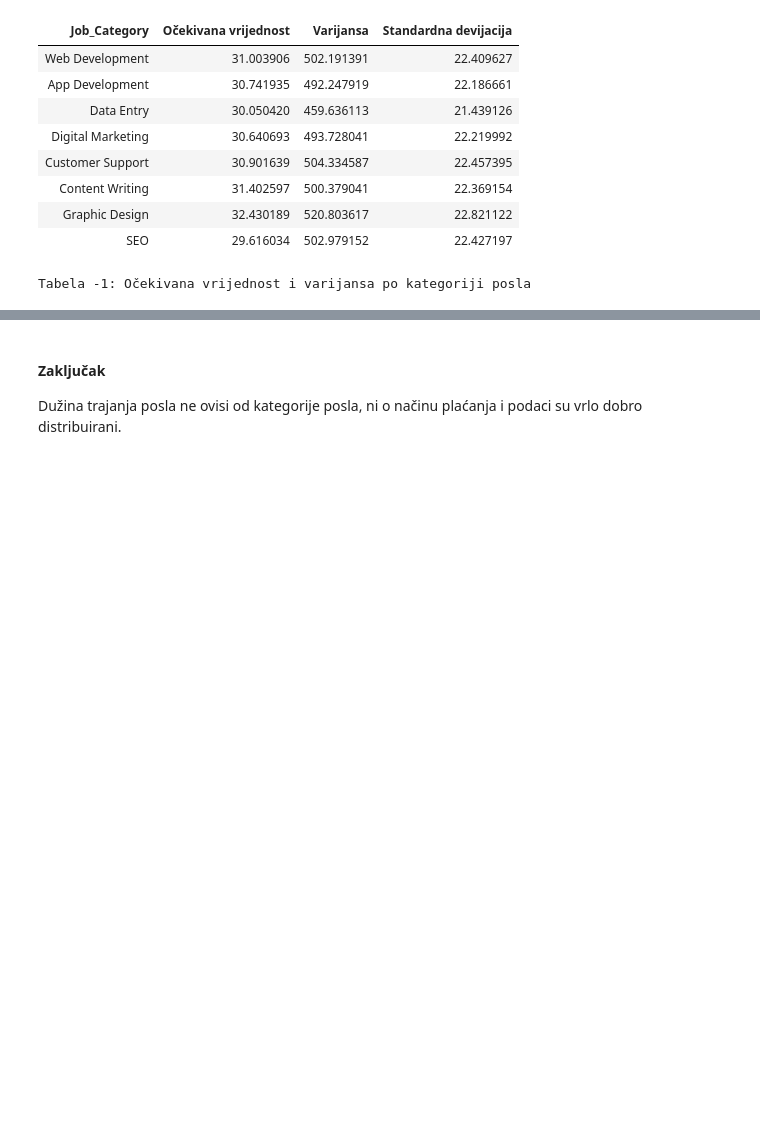
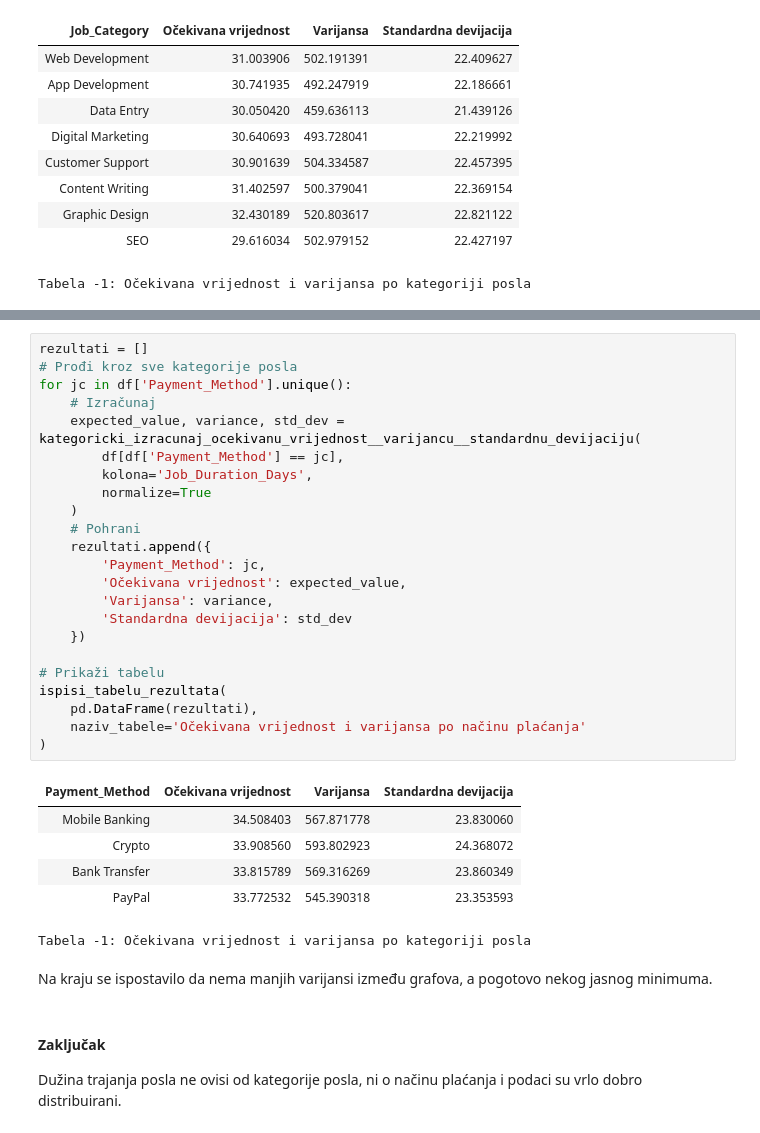
Before and after one commit to Ljut/PSAI-DSAI-datasets, a Jupyter notebook: VIS25_TIM1.ipynb, the cells around one changed output, grey strips where cells are left out. Drawn from its saved outputs; the diff is of its cells as text; blank space fills up the shorter version.

```diff
--- a/VIS25_TIM1.ipynb
+++ b/VIS25_TIM1.ipynb
@@ -1016,3 +1026,35 @@ Pošto smo dobili potpuno iste vrijednosti kao kod distribucije trajanja posla p
+# %%
+rezultati = []
+# Prođi kroz sve kategorije posla
+for jc in df['Payment_Method'].unique():
+    # Izračunaj
+    expected_value, variance, std_dev = kategoricki_izracunaj_ocekivanu_vrijednost__varijancu__standardnu_devijaciju(
+        df[df['Payment_Method'] == jc],
+        kolona='Job_Duration_Days',
+        normalize=True
+    )
+    # Pohrani
+    rezultati.append({
+        'Payment_Method': jc,
+        'Očekivana vrijednost': expected_value,
+        'Varijansa': variance,
+        'Standardna devijacija': std_dev
+    })
+
+# Prikaži tabelu
+ispisi_tabelu_rezultata(
+    pd.DataFrame(rezultati),
+    naziv_tabele='Očekivana vrijednost i varijansa po načinu plaćanja'
+)
+# %% [output]
+| Payment_Method | Očekivana vrijednost | Varijansa | Standardna devijacija |
+| Mobile Banking | 34.508403 | 567.871778 | 23.830060 |
+| Crypto | 33.908560 | 593.802923 | 24.368072 |
+| Bank Transfer | 33.815789 | 569.316269 | 23.860349 |
+| PayPal | 33.772532 | 545.390318 | 23.353593 |
+Tabela -1: Očekivana vrijednost i varijansa po kategoriji posla
+# %% [markdown]
+Na kraju se ispostavilo da nema manjih varijansi između grafova, a pogotovo nekog jasnog minimuma.
 # %% [markdown]
 #### Zaključak
 Dužina trajanja posla ne ovisi od kategorije posla, ni o načinu plaćanja i podaci su vrlo dobro distribuirani.
```
Also changed, not shown: parts of 18 cells of this notebook.
